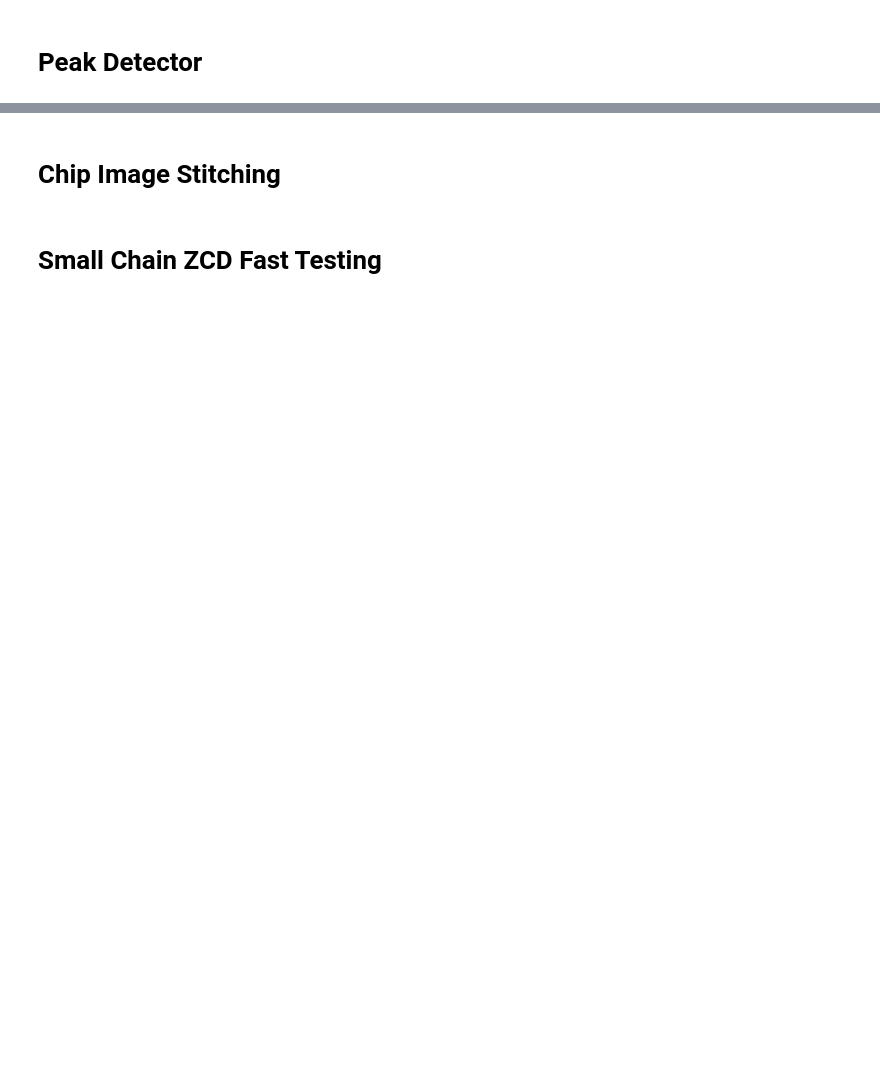
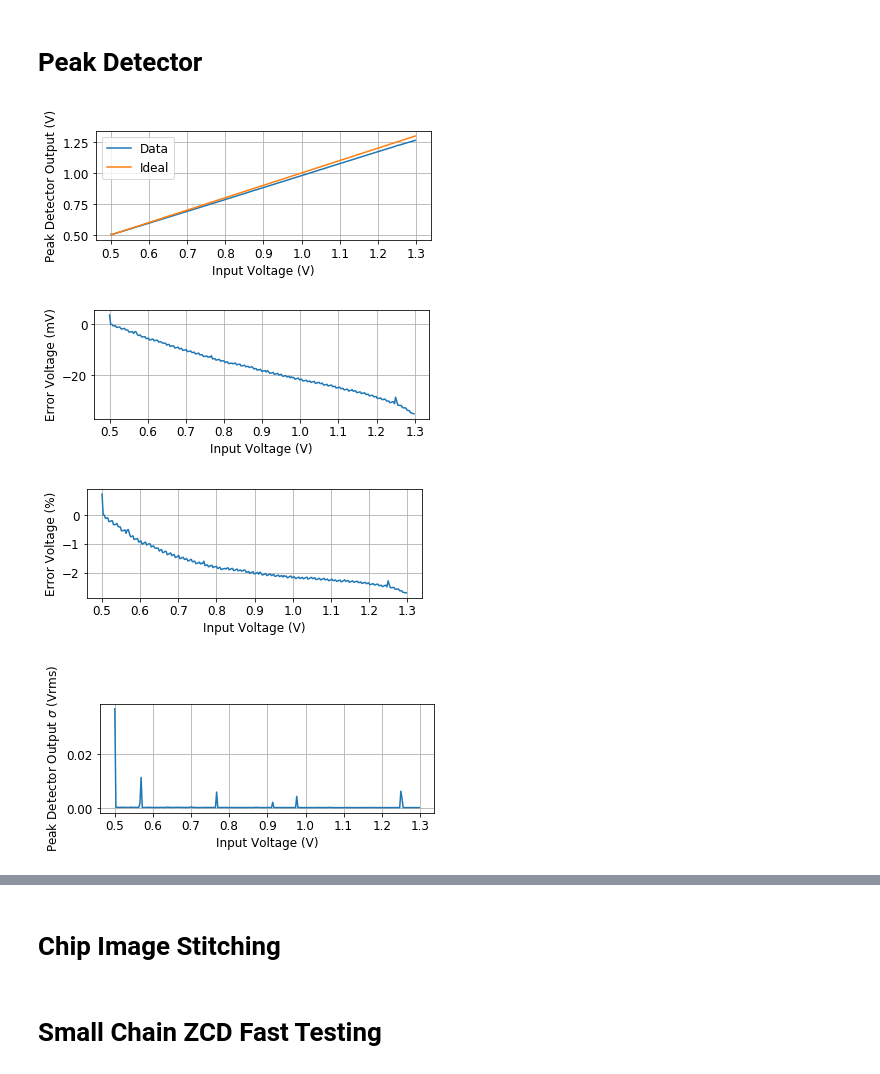
Before and after one commit to iiSmiley/span-ion-code, a Jupyter notebook: testing/plotting.ipynb, the cells around one changed output, grey strips where cells are left out. Drawn from its saved outputs; the diff is of its cells as text; code cells hidden in the pictures; blank space fills up the shorter version.

```diff
--- a/testing/plotting.ipynb
+++ b/testing/plotting.ipynb
@@ -175,25 +197,37 @@ vout_raw = data_dict['output']
 vout_avg_vec = [np.mean(vout_vec) for vout_vec in vout_raw]
 vout_std_vec = [np.std(vout_vec) for vout_vec in vout_raw]
 vout_avg_err_vec = np.array([vout_avg_vec[i]-vin_real_vec[i] for i,_ in enumerate(vin_real_vec)])
+vout_pct_err_vec = vout_avg_err_vec/vin_real_vec*100
 # %%
 plt.plot(vin_real_vec, vout_avg_vec, label='Data')
 plt.plot(vin_real_vec, vin_real_vec, label='Ideal')
 plt.grid(True)
 plt.legend()
 plt.xlabel('Input Voltage (V)');
 plt.ylabel('Peak Detector Output (V)');
 
 plt.figure()
 plt.plot(vin_real_vec, vout_avg_err_vec*1e3)
 plt.grid(True)
 plt.xlabel('Input Voltage (V)');
 plt.ylabel('Error Voltage (mV)');
 
 plt.figure()
+plt.plot(vin_real_vec, vout_pct_err_vec)
+plt.grid(True)
+plt.xlabel('Input Voltage (V)');
+plt.ylabel('Error Voltage (%)');
+
+plt.figure()
 plt.plot(vin_real_vec, vout_std_vec)
 plt.grid(True)
 plt.xlabel('Input Voltage (V)');
 plt.ylabel('Peak Detector Output $\sigma$ (Vrms)');
+# %% [output]
+[figure, added]
+[figure, added]
+[figure, added]
+[figure, added]
 # %%
 # Looking at conditions with worst standard deviations
 idx_max_std_vec = np.argsort(vout_std_vec)[::-1]
```
Also changed, not shown: parts of 17 cells of this notebook, 1 other file.
